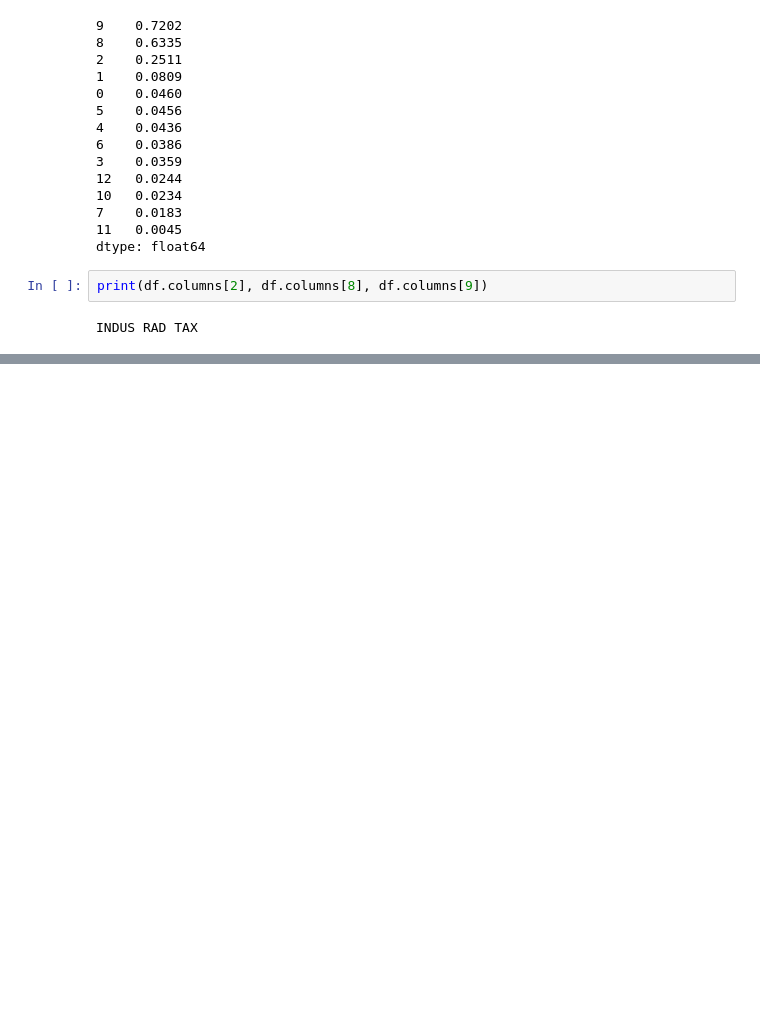
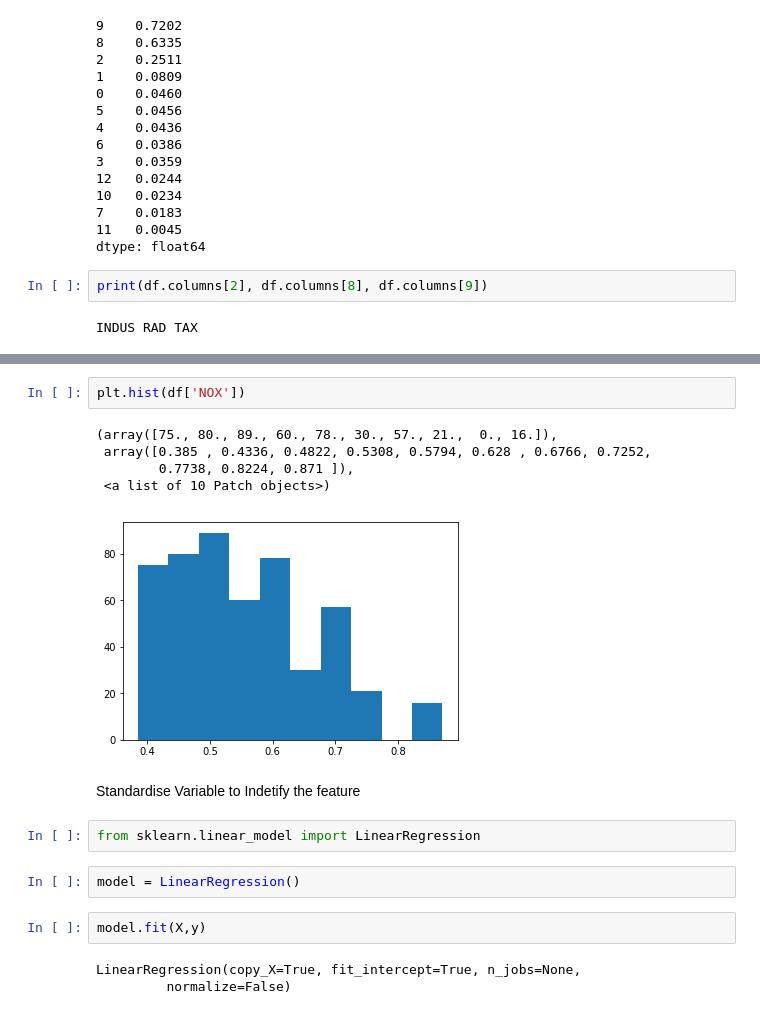
Before and after one commit to AvinashTiwari/Artifical-intelligence, a Jupyter notebook: 3_Machine_Learning/11_MultiplesRegression_feature/MultiRegression_Feature.ipynb, the cells around one changed output, grey strips where cells are left out. Drawn from its saved outputs; the diff is of its cells as text; blank space fills up the shorter version.

```diff
--- a/3_Machine_Learning/11_MultiplesRegression_feature/MultiRegression_Feature.ipynb
+++ b/3_Machine_Learning/11_MultiplesRegression_feature/MultiRegression_Feature.ipynb
@@ -203,0 +245,19 @@ INDUS RAD TAX
+# %%
+plt.hist(df['NOX'])
+# %% [output]
+(array([75., 80., 89., 60., 78., 30., 57., 21.,  0., 16.]),
+ array([0.385 , 0.4336, 0.4822, 0.5308, 0.5794, 0.628 , 0.6766, 0.7252,
+        0.7738, 0.8224, 0.871 ]),
+ <a list of 10 Patch objects>)
+[figure, added]
+# %% [markdown]
+Standardise Variable to Indetify the feature
+# %%
+from sklearn.linear_model import LinearRegression
+# %%
+model = LinearRegression()
+# %%
+model.fit(X,y)
+# %% [output]
+LinearRegression(copy_X=True, fit_intercept=True, n_jobs=None,
+         normalize=False)
```
Also changed, not shown: parts of 15 cells of this notebook, 1 other file.
